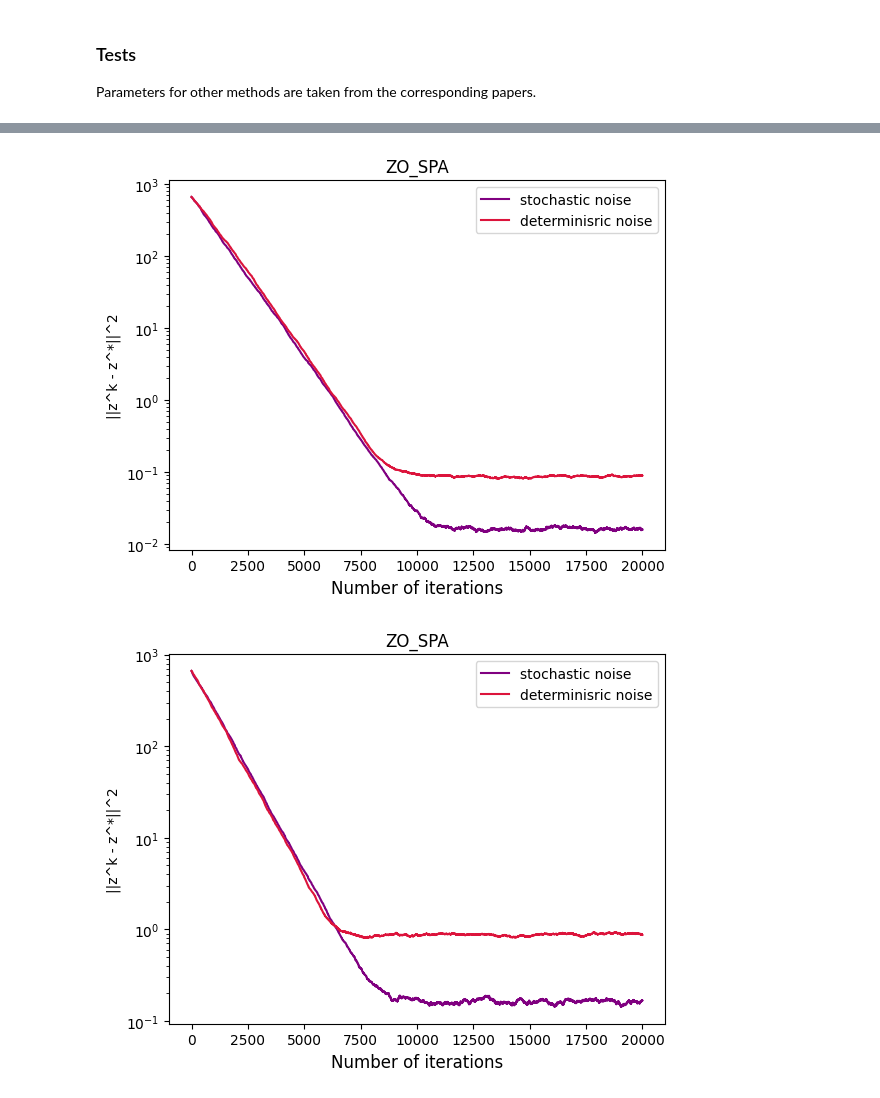
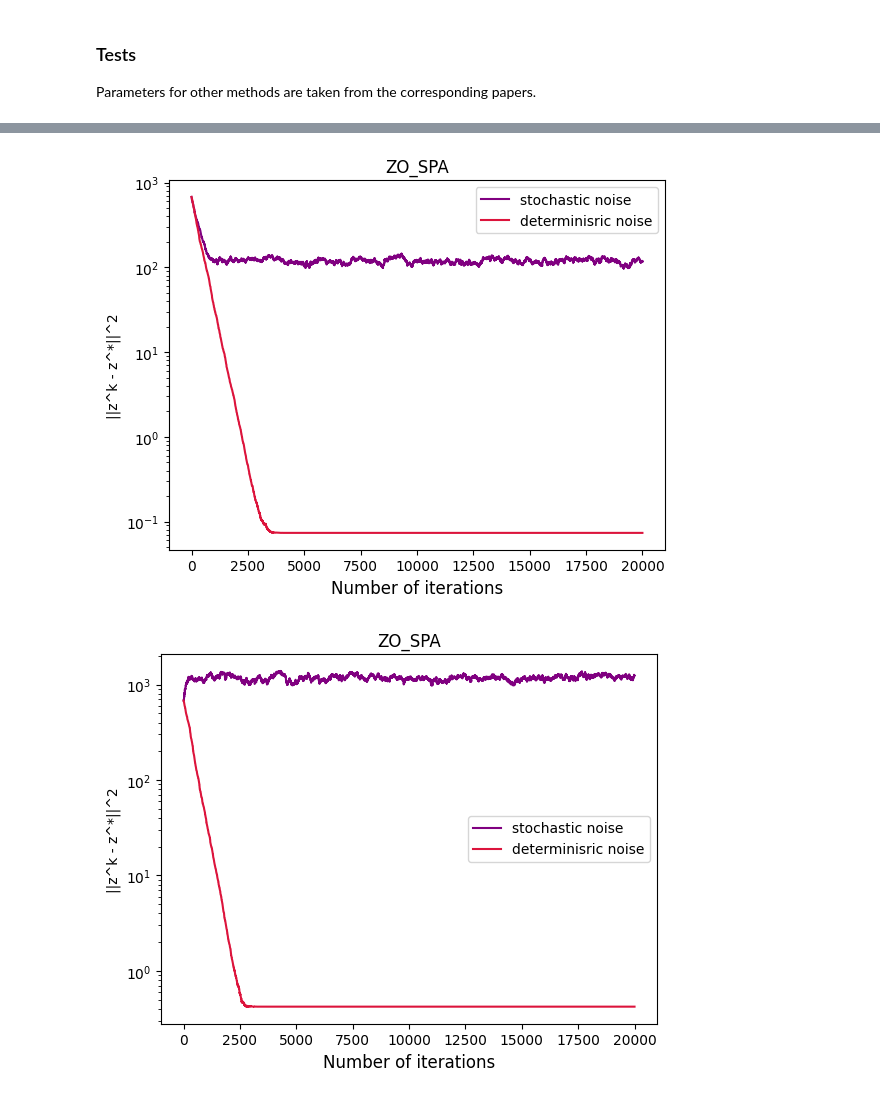
Before and after one commit to Sone4ka1567/Gradient_free_algorithm_for_spp, a Jupyter notebook: ZOS-SEG_Comparison.ipynb, the cells around one changed output, grey strips where cells are left out. Saved outputs shown, nothing was run; the diff lists cells and outputs as text; code cells hidden in the pictures.

```diff
--- a/ZOS-SEG_Comparison.ipynb
+++ b/ZOS-SEG_Comparison.ipynb
@@ -189,9 +176,6 @@ class Gaussian:
     def approx_of_gradient_with_stoch_noise(self, z, gamma, Delta):
         u = np.random.randn(self.problem.dim, 1)
 
-        if Delta is None:
-            Delta = 0.001
-
         cost_function_1 = self.problem.objective_function(z + gamma * u) + np.random.randn() * Delta
         cost_function_2 = self.problem.objective_function(z) + np.random.randn() * Delta
         grad_gaussian = ((cost_function_1 - cost_function_2) * u) / (gamma)
@@ -201,15 +185,9 @@ class Gaussian:
     def approx_of_gradient_with_determ_noise(self, z, gamma, Delta):
         u = np.random.randn(self.problem.dim, 1)
 
-        cost_function_1 = self.problem.objective_function(z + gamma * u)
-        cost_function_2 = self.problem.objective_function(z)
+        cost_function_1 = self.problem.objective_function(z + gamma * u) + delta(z + gamma * u, Delta)
+        cost_function_2 = self.problem.objective_function(z) + delta(z, Delta)
 
-        if Delta is None:
-            cost_function_1 = np.round(cost_function_1, 4)
-            cost_function_2 = np.round(cost_function_2, 4)
-        else:
-            cost_function_1 = cost_function_1 + Delta * np.sin(z + gamma * u)
-            cost_function_2 = cost_function_2 + Delta * np.sin(z)
 
         grad_gaussian = ((cost_function_1 - cost_function_2) * u) / (gamma)
         return grad_gaussian
@@ -264,9 +242,6 @@ class ZO_SPA:
     def approx_of_gradient_with_stoch_noise(self, z, tau, Delta):
         e = self.sample_spherical()
 
-        if Delta is None:
-            Delta = 0.001
-
         cost_function_1 = self.problem.objective_function(z + tau * e) + np.random.randn() * Delta
         cost_function_2 = self.problem.objective_function(z - tau * e) + np.random.randn() * Delta
 
@@ -276,15 +251,9 @@ class ZO_SPA:
     def approx_of_gradient_with_determ_noise(self, z, tau, Delta):
         e = self.sample_spherical()
 
-        cost_function_1 = self.problem.objective_function(z + tau * e)
-        cost_function_2 = self.problem.objective_function(z - tau * e)
+        cost_function_1 = self.problem.objective_function(z + tau * e) + delta(z + tau * e, Delta)
+        cost_function_2 = self.problem.objective_function(z - tau * e) + delta(z - tau * e, Delta)
 
-        if Delta is None:
-            cost_function_1 = np.round(cost_function_1, 4)
-            cost_function_2 = np.round(cost_function_2, 4)
-        else:
-            cost_function_1 = cost_function_1 + Delta * np.sin(z + tau * e)
-            cost_function_2 = cost_function_2 + Delta * np.sin(z - tau * e)
 
         grad_kernal = self.problem.dim * (cost_function_1 - cost_function_2) * e / (2 * tau)
         return grad_kernal
@@ -334,12 +303,12 @@ model_zos_seg = ZOS_SEG(Q, problem)
 model_gaussian = Gaussian(Q, problem)
 model_zo_spa = ZO_SPA(Q, problem)
 # %%
-Deltas = [0.0001, 0.001, 0.01, 0.1, 1, 10]
+Deltas = [0.001, 0.01, 0.1, 1]
 # %%
 stoch_gaussian, determ_gaussian = [], []
 
-for delta in tqdm(Deltas, position=0, leave=True):
-    stoch, determ = model_gaussian.Method(0.001, 20_000, 0.001, delta)
+for d in tqdm(Deltas, position=0, leave=True):
+    stoch, determ = model_gaussian.Method(0.001, 20_000, 0.001, d)
     stoch_gaussian.append(stoch)
     determ_gaussian.append(determ)
 # %% [output]
@@ -352,8 +319,8 @@ for delta in tqdm(Deltas, position=0, leave=True):
 # %%
 stoch_zo_spa, determ_zo_spa = [], []
 
-for delta in tqdm(Deltas, position=0, leave=True):
-    stoch, determ = model_zo_spa.Method(20_000, 1 / 1200, 1, delta)
+for d in tqdm(Deltas, position=0, leave=True):
+    stoch, determ = model_zo_spa.Method(20_000, 0.01, 0.01, d)
     stoch_zo_spa.append(stoch)
     determ_zo_spa.append(determ)
 # %% [output]
@@ -362,2 +329,2 @@ for delta in tqdm(Deltas, position=0, leave=True):
-[figure, old version]
+[figure, new version]
-[figure, old version]
+[figure, new version]
```
Also changed, not shown: parts of 11 cells of this notebook, 1 other file.
